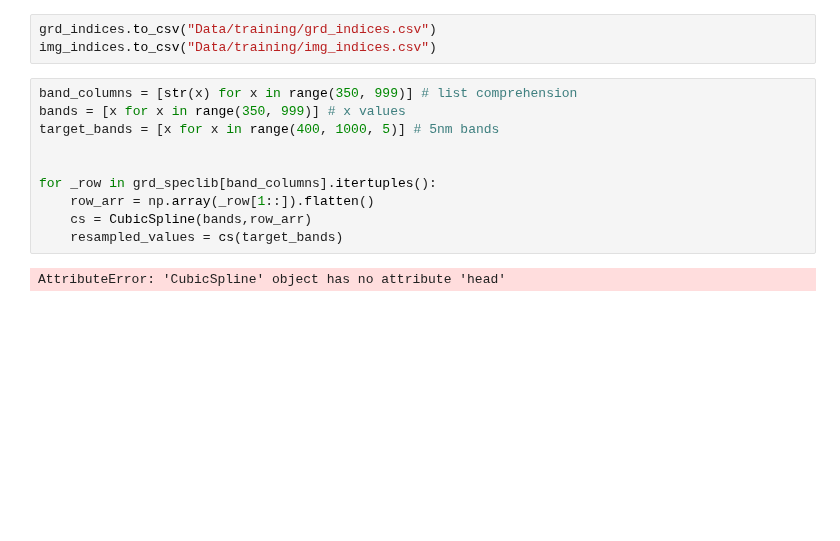
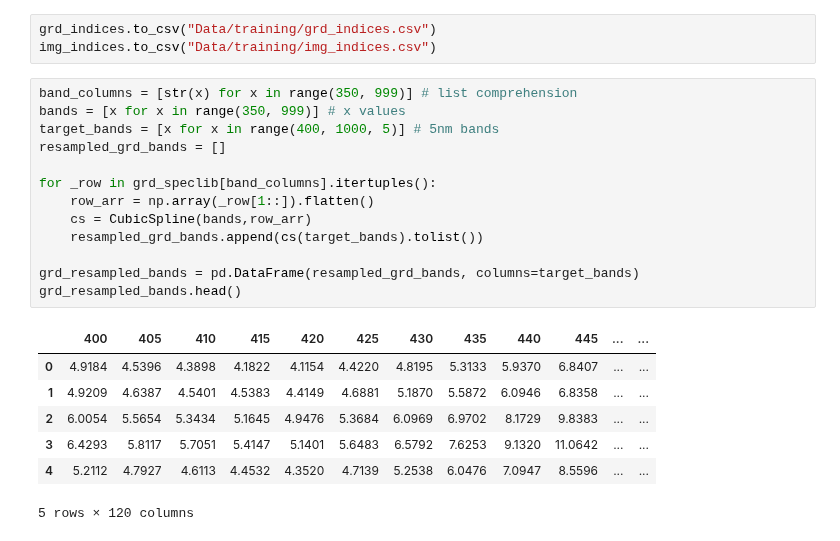
Before and after one commit to nelsopet/lecospy, a Jupyter notebook: Scripts/speclib_processing.ipynb, the cells around one changed output. Cells and saved outputs as stored; diff of their text form; blank space fills up the shorter version.

Commit message:
resampled img_bands with spline interpolation and impute spectra

```diff
--- a/Scripts/speclib_processing.ipynb
+++ b/Scripts/speclib_processing.ipynb
@@ -165,12 +167,21 @@ img_indices.to_csv("Data/training/img_indices.csv")
 # %%
 band_columns = [str(x) for x in range(350, 999)] # list comprehension
 bands = [x for x in range(350, 999)] # x values
 target_bands = [x for x in range(400, 1000, 5)] # 5nm bands
-
+resampled_grd_bands = []
 
 for _row in grd_speclib[band_columns].itertuples():
     row_arr = np.array(_row[1::]).flatten()
     cs = CubicSpline(bands,row_arr)
-    resampled_values = cs(target_bands)
+    resampled_grd_bands.append(cs(target_bands).tolist())
+
+grd_resampled_bands = pd.DataFrame(resampled_grd_bands, columns=target_bands)
+grd_resampled_bands.head()
 # %% [output]
+|  | 400 | 405 | 410 | 415 | 420 | 425 | 430 | 435 | 440 | 445 | ... | ... |
+| 0 | 4.9184 | 4.5396 | 4.3898 | 4.1822 | 4.1154 | 4.4220 | 4.8195 | 5.3133 | 5.9370 | 6.8407 | ... | ... |
+| 1 | 4.9209 | 4.6387 | 4.5401 | 4.5383 | 4.4149 | 4.6881 | 5.1870 | 5.5872 | 6.0946 | 6.8358 | ... | ... |
+| 2 | 6.0054 | 5.5654 | 5.3434 | 5.1645 | 4.9476 | 5.3684 | 6.0969 | 6.9702 | 8.1729 | 9.8383 | ... | ... |
+| 3 | 6.4293 | 5.8117 | 5.7051 | 5.4147 | 5.1401 | 5.6483 | 6.5792 | 7.6253 | 9.1320 | 11.0642 | ... | ... |
+| 4 | 5.2112 | 4.7927 | 4.6113 | 4.4532 | 4.3520 | 4.7139 | 5.2538 | 6.0476 | 7.0947 | 8.5596 | ... | ... |
-AttributeError: 'CubicSpline' object has no attribute 'head'
+5 rows × 120 columns
```
Also changed, not shown: parts of 5 cells of this notebook.
